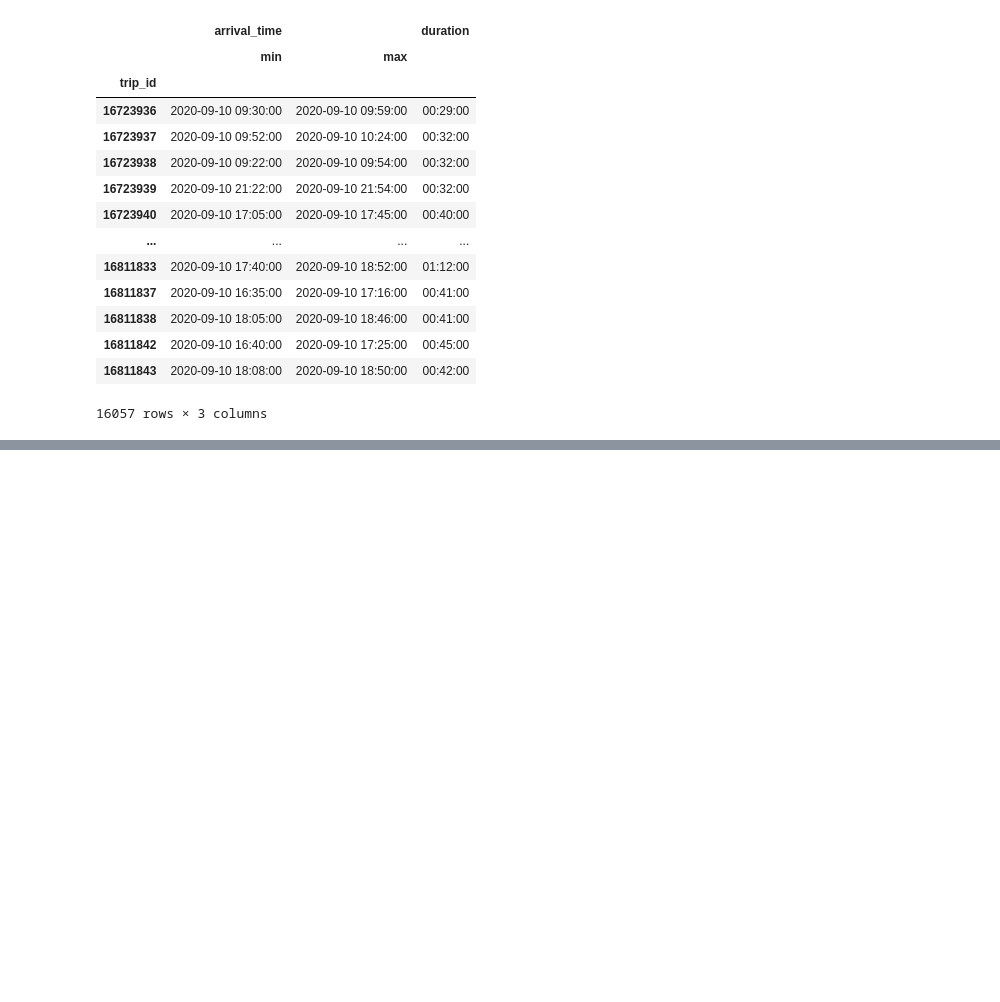
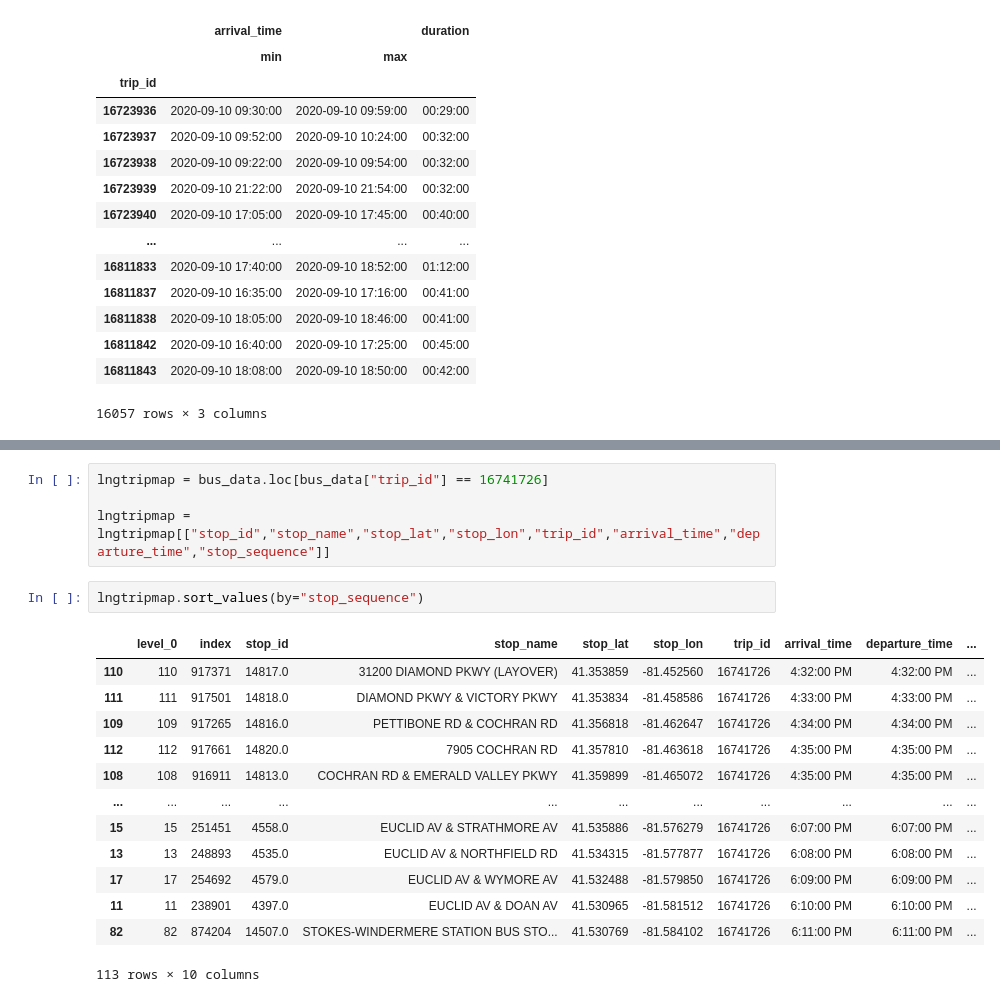
Before and after one commit to tanazimmer/Project1, a Jupyter notebook: bus_project.ipynb, the cells around one changed output, grey strips where cells are left out. Drawn from its saved outputs; the diff is of its cells as text; blank space fills up the shorter version.

```diff
--- a/bus_project.ipynb
+++ b/bus_project.ipynb
@@ -248,0 +269,20 @@ min_trips
+# %%
+lngtripmap = bus_data.loc[bus_data["trip_id"] == 16741726]
+
+lngtripmap = lngtripmap[["stop_id","stop_name","stop_lat","stop_lon","trip_id","arrival_time","departure_time","stop_sequence"]]
+# %%
+lngtripmap.sort_values(by="stop_sequence")
+# %% [output]
+|  | level_0 | index | stop_id | stop_name | stop_lat | stop_lon | trip_id | arrival_time | departure_time | ... |
+| 110 | 110 | 917371 | 14817.0 | 31200 DIAMOND PKWY (LAYOVER) | 41.353859 | -81.452560 | 16741726 | 4:32:00 PM | 4:32:00 PM | ... |
+| 111 | 111 | 917501 | 14818.0 | DIAMOND PKWY & VICTORY PKWY | 41.353834 | -81.458586 | 16741726 | 4:33:00 PM | 4:33:00 PM | ... |
+| 109 | 109 | 917265 | 14816.0 | PETTIBONE RD & COCHRAN RD | 41.356818 | -81.462647 | 16741726 | 4:34:00 PM | 4:34:00 PM | ... |
+| 112 | 112 | 917661 | 14820.0 | 7905 COCHRAN RD | 41.357810 | -81.463618 | 16741726 | 4:35:00 PM | 4:35:00 PM | ... |
+| 108 | 108 | 916911 | 14813.0 | COCHRAN RD & EMERALD VALLEY PKWY | 41.359899 | -81.465072 | 16741726 | 4:35:00 PM | 4:35:00 PM | ... |
+| ... | ... | ... | ... | ... | ... | ... | ... | ... | ... | ... |
+| 15 | 15 | 251451 | 4558.0 | EUCLID AV & STRATHMORE AV | 41.535886 | -81.576279 | 16741726 | 6:07:00 PM | 6:07:00 PM | ... |
+| 13 | 13 | 248893 | 4535.0 | EUCLID AV & NORTHFIELD RD | 41.534315 | -81.577877 | 16741726 | 6:08:00 PM | 6:08:00 PM | ... |
+| 17 | 17 | 254692 | 4579.0 | EUCLID AV & WYMORE AV | 41.532488 | -81.579850 | 16741726 | 6:09:00 PM | 6:09:00 PM | ... |
+| 11 | 11 | 238901 | 4397.0 | EUCLID AV & DOAN AV | 41.530965 | -81.581512 | 16741726 | 6:10:00 PM | 6:10:00 PM | ... |
+| 82 | 82 | 874204 | 14507.0 | STOKES-WINDERMERE STATION BUS STO... | 41.530769 | -81.584102 | 16741726 | 6:11:00 PM | 6:11:00 PM | ... |
+113 rows × 10 columns
```
Also changed, not shown: parts of 4 cells of this notebook.
